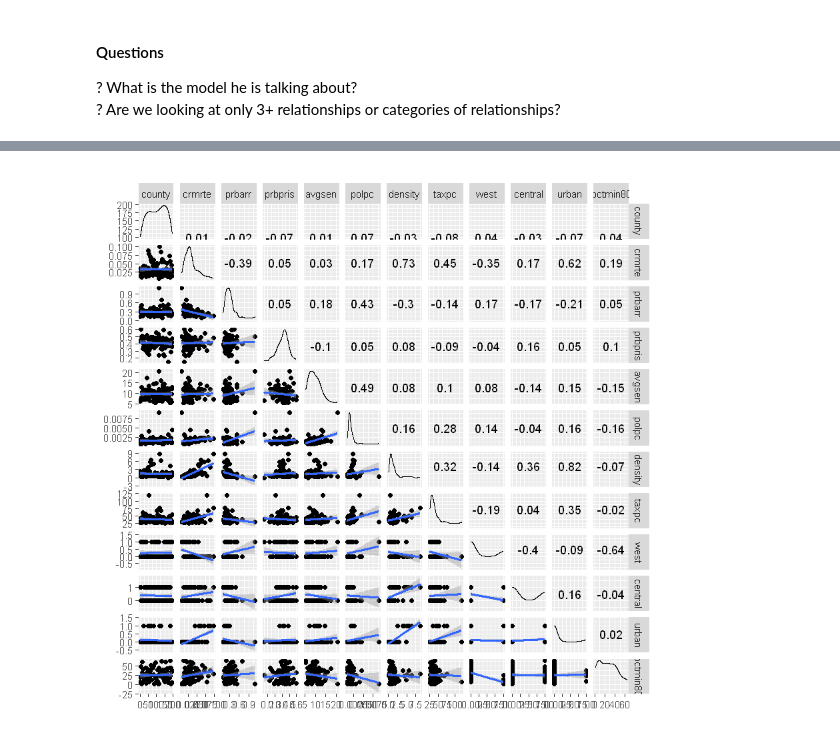
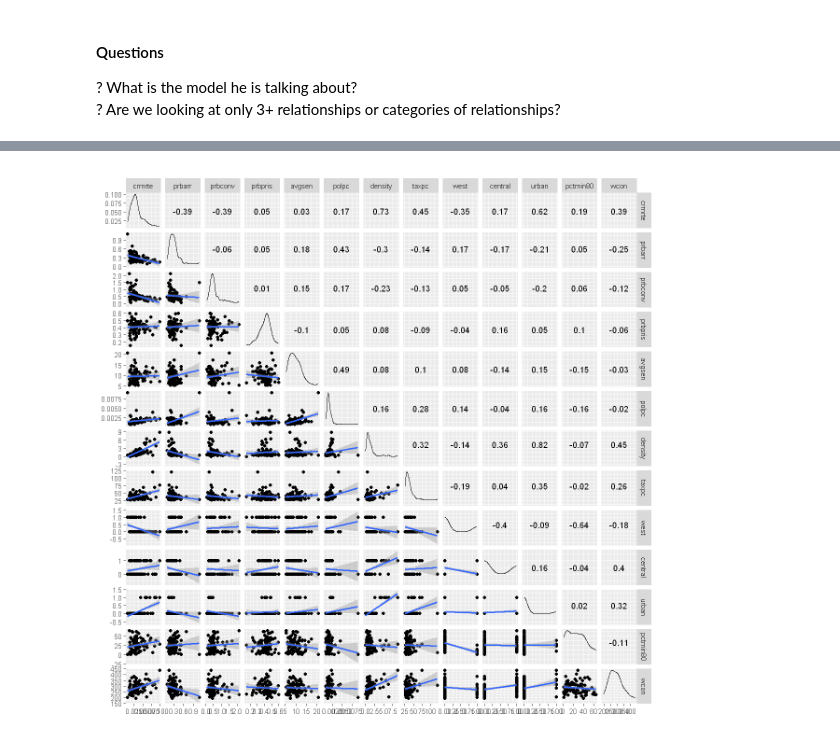
Before and after one commit to rmajumder/stat203-gp3, a Jupyter notebook: Jake_Mitchell_Lab_3.ipynb, the cells around one changed output, grey strips where cells are left out. Drawn from its saved outputs; the diff is of its cells as text; code cells hidden in the pictures.

```diff
--- a/Jake_Mitchell_Lab_3.ipynb
+++ b/Jake_Mitchell_Lab_3.ipynb
@@ -64,4 +65,4 @@ df
 # %%
-ggscatmat(df[0:13]) +
+ggscatmat(df[1:13]) +
 geom_smooth(method="lm")
 # %% [output]
@@ -71 +71 @@ Warning message in ggscatmat(df[0:13]):
-[figure, old version]
+[figure, new version]
```
Also changed, not shown: parts of 7 cells of this notebook, 1 other file.
